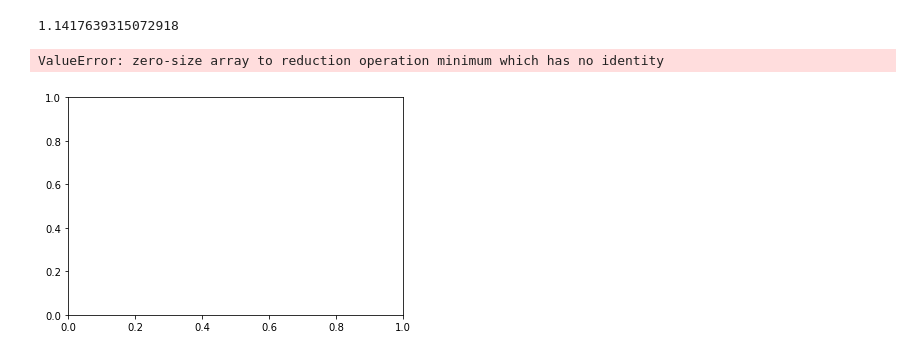
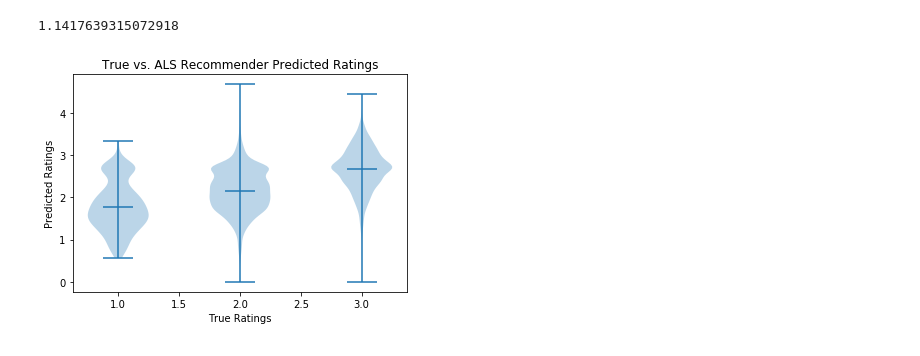
Before and after one commit to davidblaszka/redpointer, a Jupyter notebook: src/als_model.ipynb, the cells around one changed output. Saved outputs shown, nothing was run; the diff lists cells and outputs as text; code cells hidden in the pictures.

```diff
--- a/src/als_model.ipynb
+++ b/src/als_model.ipynb
@@ -211,12 +207,11 @@ np.sqrt(sum(test_df['squared_error']) / len(test_df))
 1.1417639315072918
 # %%
 # Create array of predictions for violinplot
-data = [predictions_df['prediction'][predictions_df['rating'] == rating] for rating in range(1, 6)]
-plt.violinplot(data, range(1,6), showmeans=True)
+data = [predictions_df['prediction'][predictions_df['rating'] == rating] for rating in range(1, 4)]
+plt.violinplot(data, range(1,4), showmeans=True)
 plt.xlabel('True Ratings')
 plt.ylabel('Predicted Ratings')
 plt.title('True vs. ALS Recommender Predicted Ratings')
 plt.show()
 # %% [output]
-ValueError: zero-size array to reduction operation minimum which has no identity
-[figure, old version]
+[figure, new version]
```
Also changed, not shown: parts of 9 cells of this notebook, 2 other files.
